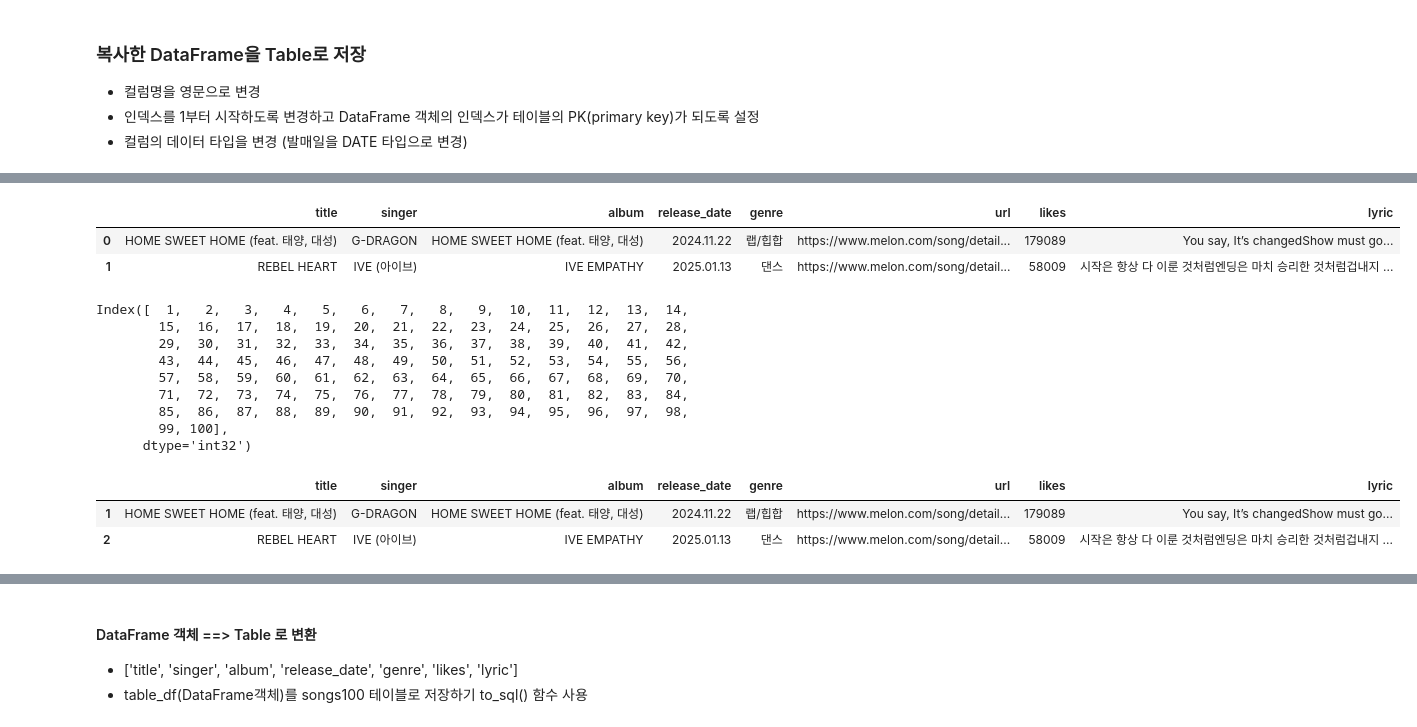
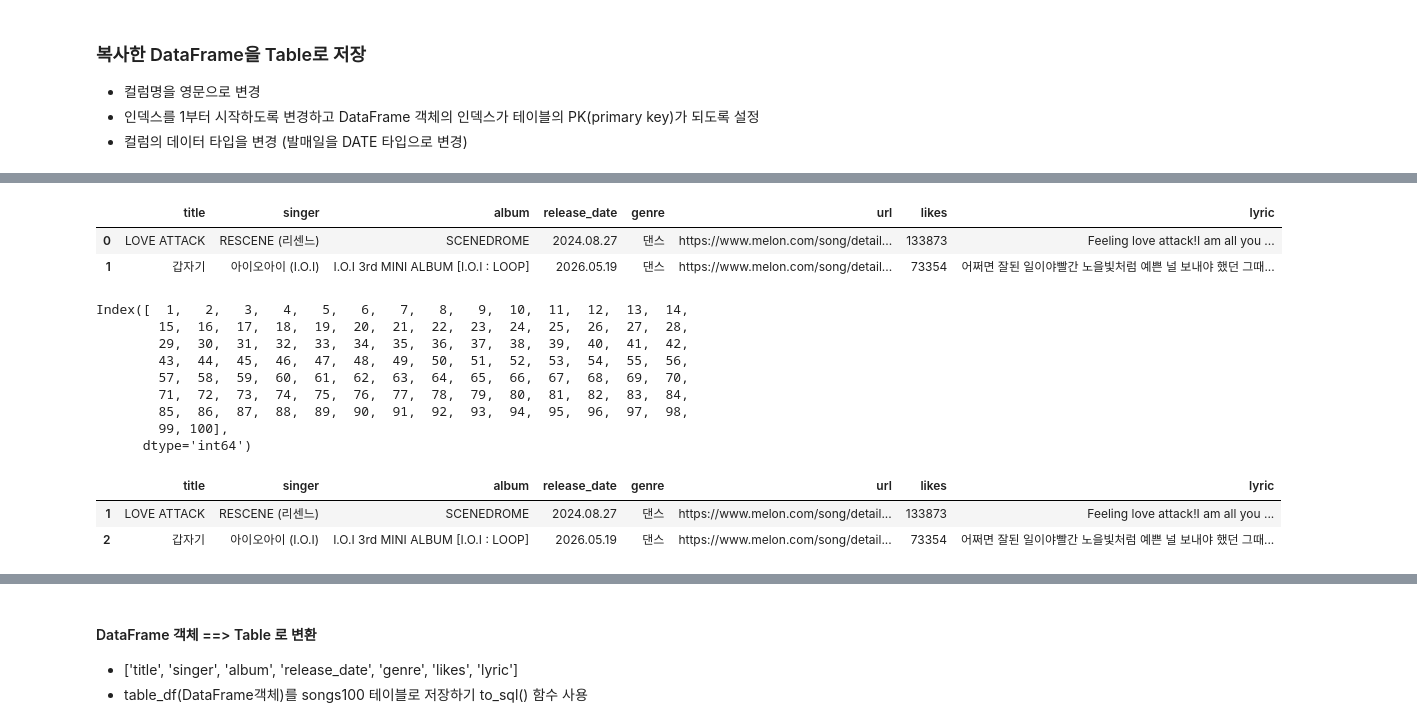
Before and after one commit to 9595king/Python, a Jupyter notebook: 04.Melon100차트_데이터파싱_DB저장.ipynb, the cells around one changed output, grey strips where cells are left out. Saved outputs shown, nothing was run; the diff lists cells and outputs as text; code cells hidden in the pictures.

```diff
--- a/04.Melon100차트_데이터파싱_DB저장.ipynb
+++ b/04.Melon100차트_데이터파싱_DB저장.ipynb
@@ -380,6 +375,6 @@ finally:
 * 컬럼의 데이터 타입을 변경 (발매일을 DATE 타입으로 변경)
 # %%
 # 기존의 DataFrame의 복사본을 만들기
-# table_df = song_df.copy()
-# table_df.head(3)
+table_df = song_df.copy()
+table_df.head(3)
 # %% [output]
@@ -390,17 +385,18 @@ finally:
 # %%
-# table_df.columns = ['title','singer','album','release_date','genre','url','likes','lyric']
-# table_df.head(2)
+# column명을 영문으로 다시 설정하기
+table_df.columns = ['title','singer','album','release_date','genre','url','likes','lyric']
+table_df.head(2)
 # %% [output]
 |  | title | singer | album | release_date | genre | url | likes | lyric |
-| 0 | HOME SWEET HOME (feat. 태양, 대성) | G-DRAGON | HOME SWEET HOME (feat. 태양, 대성) | 2024.11.22 | 랩/힙합 | https://www.melon.com/song/detail... | 179089 | You say, It’s changedShow must go... |
-| 1 | REBEL HEART | IVE (아이브) | IVE EMPATHY | 2025.01.13 | 댄스 | https://www.melon.com/song/detail... | 58009 | 시작은 항상 다 이룬 것처럼엔딩은 마치 승리한 것처럼겁내지 ... |
+| 0 | LOVE ATTACK | RESCENE (리센느) | SCENEDROME | 2024.08.27 | 댄스 | https://www.melon.com/song/detail... | 133873 | Feeling love attack!I am all you ... |
+| 1 | 갑자기 | 아이오아이 (I.O.I) | I.O.I 3rd MINI ALBUM [I.O.I : LOOP] | 2026.05.19 | 댄스 | https://www.melon.com/song/detail... | 73354 | 어쩌면 잘된 일이야빨간 노을빛처럼 예쁜 널 보내야 했던 그때... |
 # %%
 #index 값의 1 부터 시작하도록 설정
-# import numpy as np
+import numpy as np
 
 #index 변경
-# table_df.index = np.arange(1, len(table_df)+1)
-# table_df.index
+table_df.index = np.arange(1, len(table_df)+1)
+table_df.index
 # %% [output]
 Index([  1,   2,   3,   4,   5,   6,   7,   8,   9,  10,  11,  12,  13,  14,
         15,  16,  17,  18,  19,  20,  21,  22,  23,  24,  25,  26,  27,  28,
@@ -410,12 +406,12 @@ Index([  1,   2,   3,   4,   5,   6,   7,   8,   9,  10,  11,  12,  13,  14,
         71,  72,  73,  74,  75,  76,  77,  78,  79,  80,  81,  82,  83,  84,
         85,  86,  87,  88,  89,  90,  91,  92,  93,  94,  95,  96,  97,  98,
         99, 100],
-      dtype='int32')
+      dtype='int64')
 # %%
-# table_df.head(2)
+table_df.head(2)
 # %% [output]
 |  | title | singer | album | release_date | genre | url | likes | lyric |
-| 1 | HOME SWEET HOME (feat. 태양, 대성) | G-DRAGON | HOME SWEET HOME (feat. 태양, 대성) | 2024.11.22 | 랩/힙합 | https://www.melon.com/song/detail... | 179089 | You say, It’s changedShow must go... |
-| 2 | REBEL HEART | IVE (아이브) | IVE EMPATHY | 2025.01.13 | 댄스 | https://www.melon.com/song/detail... | 58009 | 시작은 항상 다 이룬 것처럼엔딩은 마치 승리한 것처럼겁내지 ... |
+| 1 | LOVE ATTACK | RESCENE (리센느) | SCENEDROME | 2024.08.27 | 댄스 | https://www.melon.com/song/detail... | 133873 | Feeling love attack!I am all you ... |
+| 2 | 갑자기 | 아이오아이 (I.O.I) | I.O.I 3rd MINI ALBUM [I.O.I : LOOP] | 2026.05.19 | 댄스 | https://www.melon.com/song/detail... | 73354 | 어쩌면 잘된 일이야빨간 노을빛처럼 예쁜 널 보내야 했던 그때... |
 # %%
 # url 컬럼 삭제하기 axis=1은 column, axis=0 은 Row
```
Also changed, not shown: parts of 18 cells of this notebook, 5 other files.
